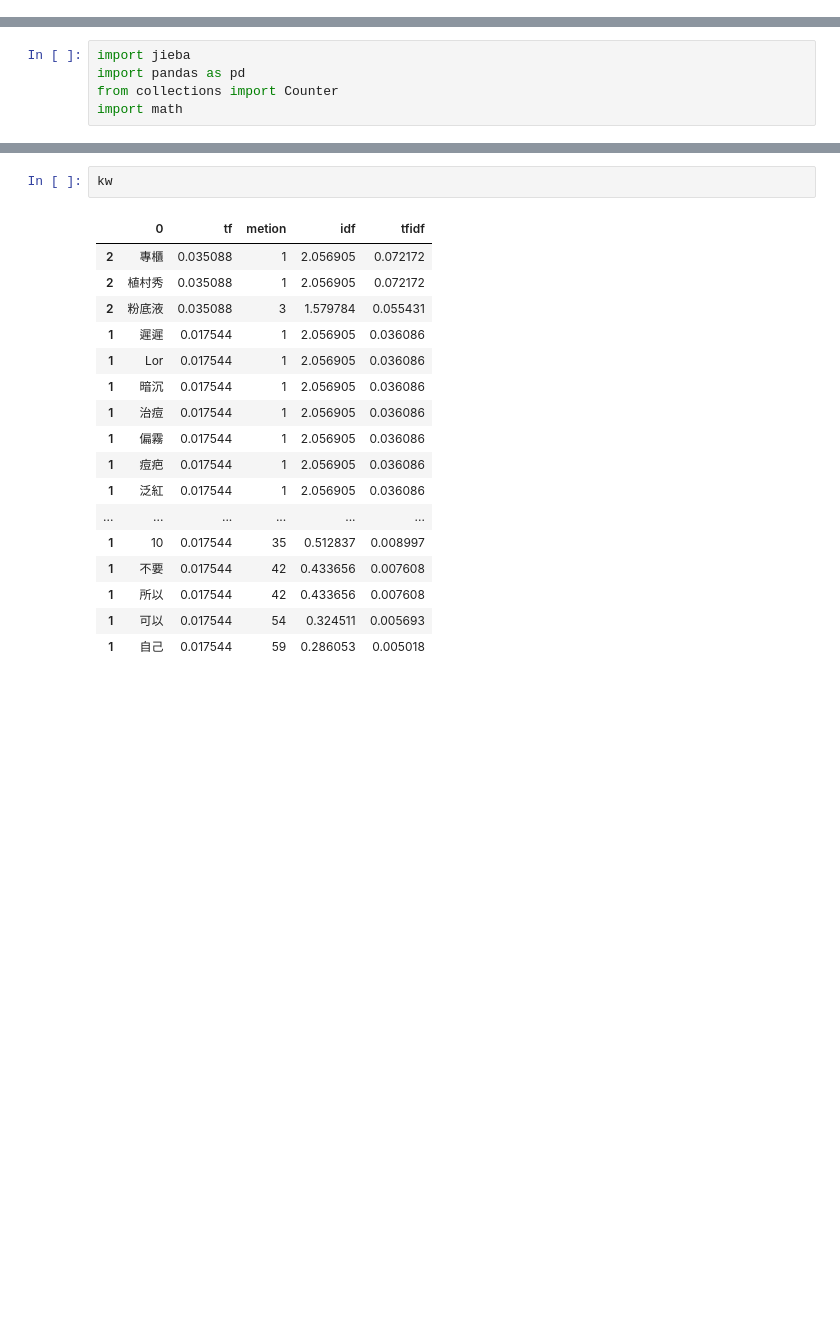
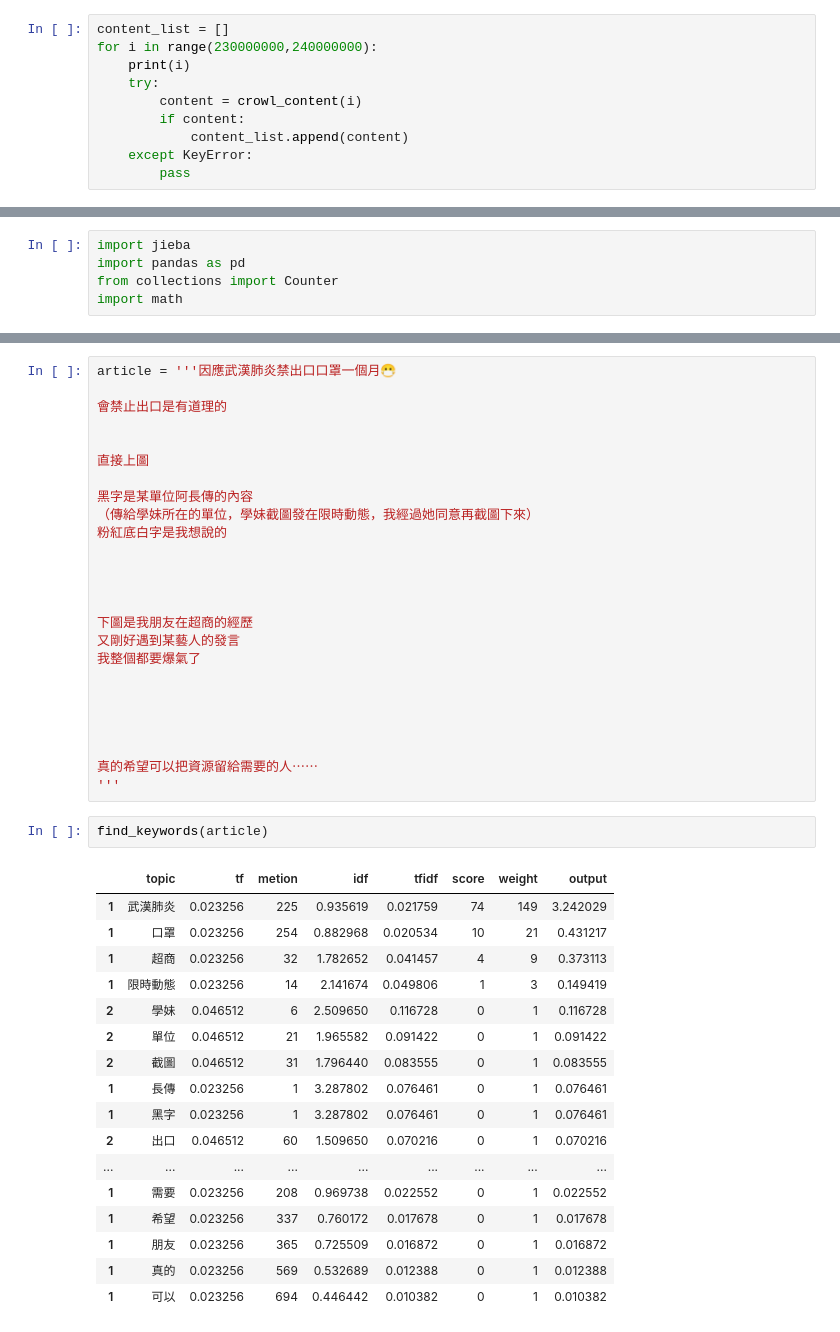
Before and after one commit to moodoa/tfidf, a Jupyter notebook: dcard_content.ipynb, the cells around one changed output, grey strips where cells are left out. Saved outputs shown, nothing was run; the diff lists cells and outputs as text; blank space fills up the shorter version.

```diff
--- a/dcard_content.ipynb
+++ b/dcard_content.ipynb
@@ -11,3 +78,13 @@ def crowl_content(id):
+# %%
+content_list = []
+for i in range(230000000,240000000):
+    print(i)
+    try:
+        content = crowl_content(i)
+        if content:
+            content_list.append(content)
+    except KeyError:
+        pass
 # %%
 
 
@@ -110,20 +231,45 @@ kw = keyword('''專櫃粉底液請益 植村秀/雅詩蘭黛/蘭蔻
-# %%
-kw
-# %% [output]
-|  | 0 | tf | metion | idf | tfidf |
-| 2 | 專櫃 | 0.035088 | 1 | 2.056905 | 0.072172 |
-| 2 | 植村秀 | 0.035088 | 1 | 2.056905 | 0.072172 |
-| 2 | 粉底液 | 0.035088 | 3 | 1.579784 | 0.055431 |
-| 1 | 遲遲 | 0.017544 | 1 | 2.056905 | 0.036086 |
-| 1 | Lor | 0.017544 | 1 | 2.056905 | 0.036086 |
-| 1 | 暗沉 | 0.017544 | 1 | 2.056905 | 0.036086 |
-| 1 | 治痘 | 0.017544 | 1 | 2.056905 | 0.036086 |
-| 1 | 偏霧 | 0.017544 | 1 | 2.056905 | 0.036086 |
-| 1 | 痘疤 | 0.017544 | 1 | 2.056905 | 0.036086 |
-| 1 | 泛紅 | 0.017544 | 1 | 2.056905 | 0.036086 |
-| ... | ... | ... | ... | ... | ... |
-| 1 | 10 | 0.017544 | 35 | 0.512837 | 0.008997 |
-| 1 | 不要 | 0.017544 | 42 | 0.433656 | 0.007608 |
-| 1 | 所以 | 0.017544 | 42 | 0.433656 | 0.007608 |
-| 1 | 可以 | 0.017544 | 54 | 0.324511 | 0.005693 |
-| 1 | 自己 | 0.017544 | 59 | 0.286053 | 0.005018 |
+# %%
+article = '''因應武漢肺炎禁出口口罩一個月😷
+
+會禁止出口是有道理的
+
+
+直接上圖
+
+黑字是某單位阿長傳的內容
+（傳給學妹所在的單位，學妹截圖發在限時動態，我經過她同意再截圖下來）
+粉紅底白字是我想說的
+
+
+
+
+下圖是我朋友在超商的經歷
+又剛好遇到某藝人的發言
+我整個都要爆氣了
+
+
+
+
+
+真的希望可以把資源留給需要的人⋯⋯
+'''
+# %%
+find_keywords(article)
+# %% [output]
+|  | topic | tf | metion | idf | tfidf | score | weight | output |
+| 1 | 武漢肺炎 | 0.023256 | 225 | 0.935619 | 0.021759 | 74 | 149 | 3.242029 |
+| 1 | 口罩 | 0.023256 | 254 | 0.882968 | 0.020534 | 10 | 21 | 0.431217 |
+| 1 | 超商 | 0.023256 | 32 | 1.782652 | 0.041457 | 4 | 9 | 0.373113 |
+| 1 | 限時動態 | 0.023256 | 14 | 2.141674 | 0.049806 | 1 | 3 | 0.149419 |
+| 2 | 學妹 | 0.046512 | 6 | 2.509650 | 0.116728 | 0 | 1 | 0.116728 |
+| 2 | 單位 | 0.046512 | 21 | 1.965582 | 0.091422 | 0 | 1 | 0.091422 |
+| 2 | 截圖 | 0.046512 | 31 | 1.796440 | 0.083555 | 0 | 1 | 0.083555 |
+| 1 | 長傳 | 0.023256 | 1 | 3.287802 | 0.076461 | 0 | 1 | 0.076461 |
+| 1 | 黑字 | 0.023256 | 1 | 3.287802 | 0.076461 | 0 | 1 | 0.076461 |
+| 2 | 出口 | 0.046512 | 60 | 1.509650 | 0.070216 | 0 | 1 | 0.070216 |
+| ... | ... | ... | ... | ... | ... | ... | ... | ... |
+| 1 | 需要 | 0.023256 | 208 | 0.969738 | 0.022552 | 0 | 1 | 0.022552 |
+| 1 | 希望 | 0.023256 | 337 | 0.760172 | 0.017678 | 0 | 1 | 0.017678 |
+| 1 | 朋友 | 0.023256 | 365 | 0.725509 | 0.016872 | 0 | 1 | 0.016872 |
+| 1 | 真的 | 0.023256 | 569 | 0.532689 | 0.012388 | 0 | 1 | 0.012388 |
+| 1 | 可以 | 0.023256 | 694 | 0.446442 | 0.010382 | 0 | 1 | 0.010382 |
```
Also changed, not shown: parts of 38 cells of this notebook, 5 other files.
